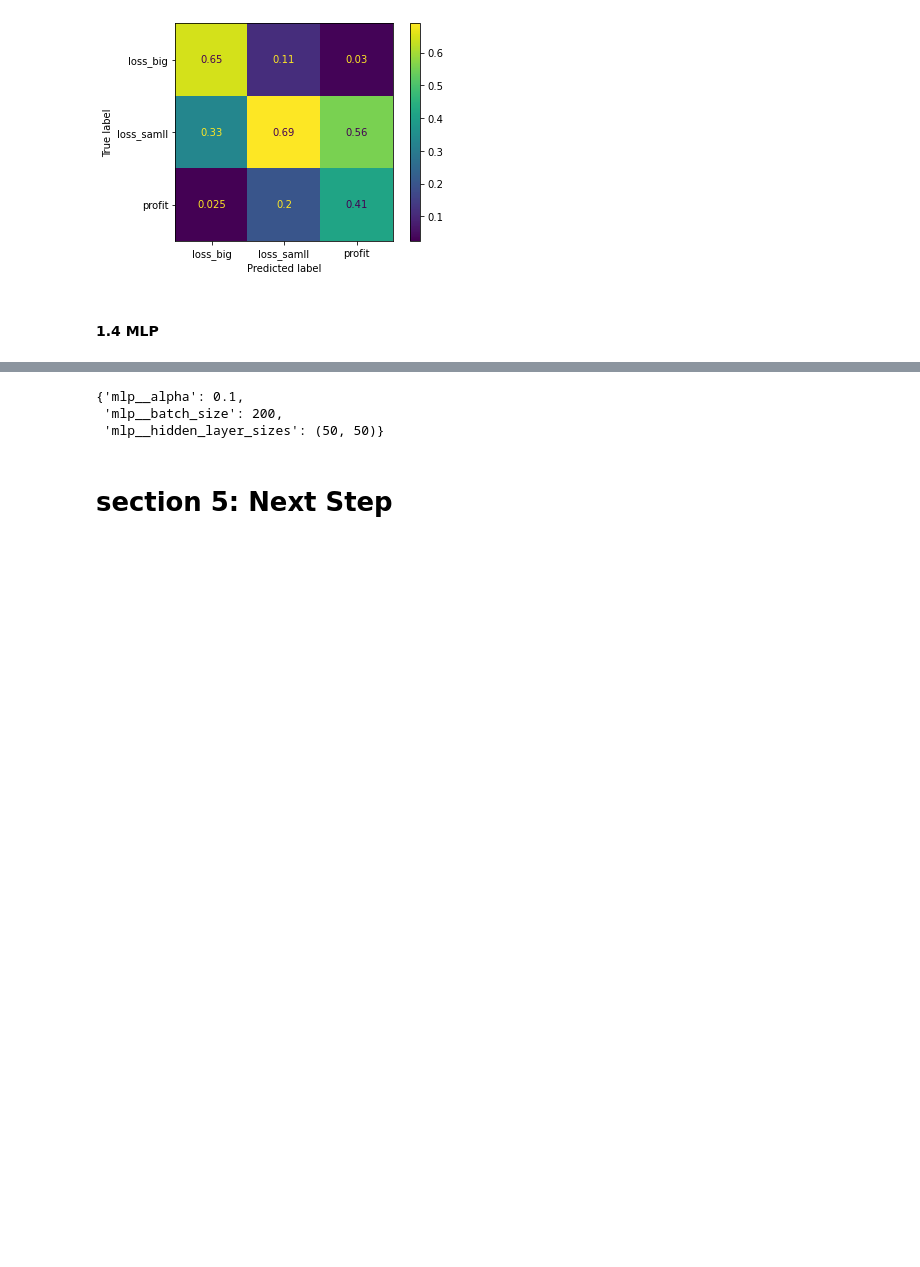
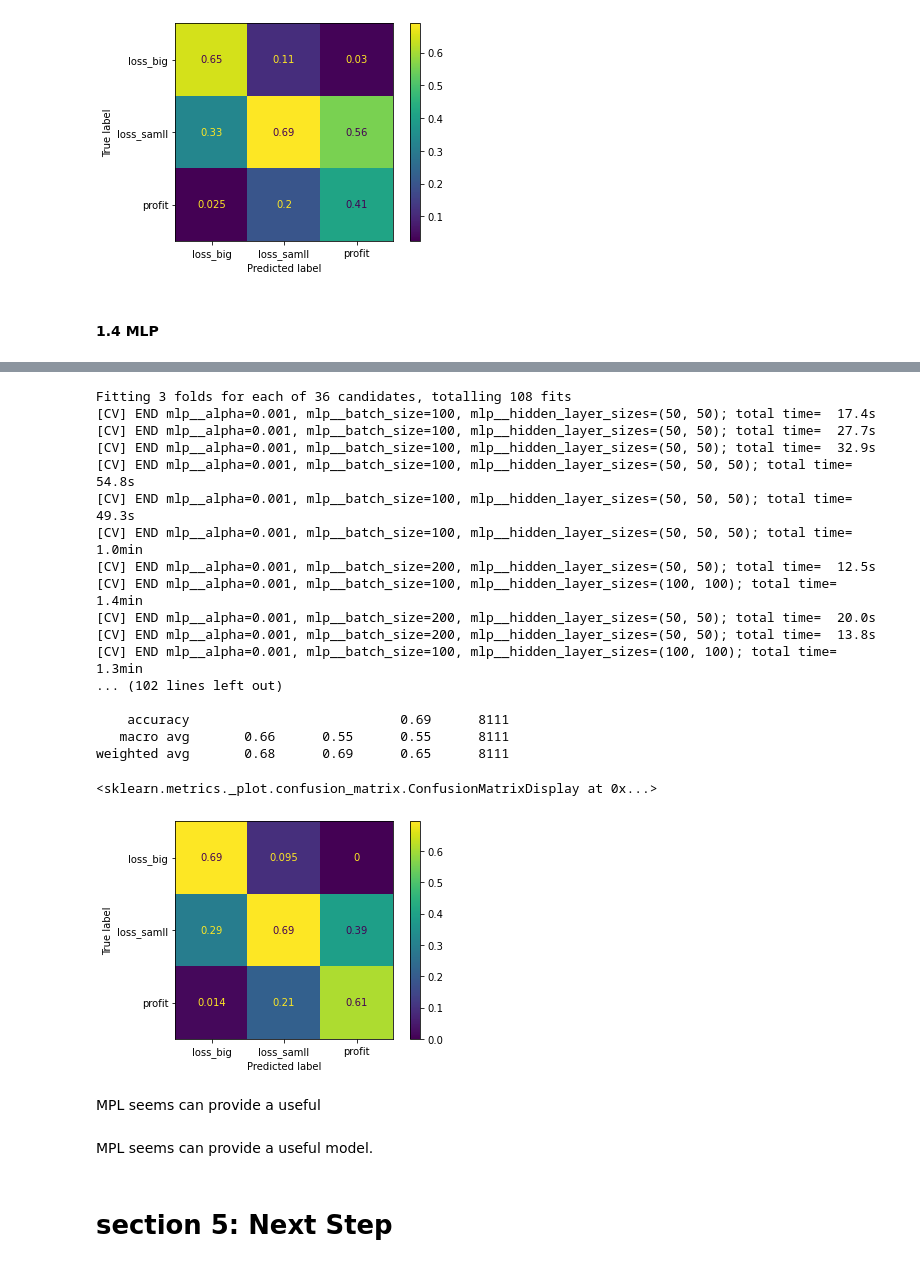
Before and after one commit to venson/starbucks, a Jupyter notebook: Starbucks_Capstone_notebook.ipynb, the cells around one changed output, grey strips where cells are left out. Drawn from its saved outputs; the diff is of its cells as text; code cells hidden in the pictures; blank space fills up the shorter version.

```diff
--- a/Starbucks_Capstone_notebook.ipynb
+++ b/Starbucks_Capstone_notebook.ipynb
@@ -1085,7 +1105,7 @@ weighted avg       0.66      0.65      0.57      8111
 ####  1.2 PCA SVM
 # %%
 numeric_features = ['age','income','mean_amount_without_offer','age2','income2','mean_amount_without_offer2']
-offer_features = x_train3.columns[x.columns.str.contains('^DIS|BOGO')].tolist()
+offer_features = x_train3.columns[x_train3.columns.str.contains('^DIS|BOGO')].tolist()
 cat_features = ['gender']
 preprocessor = ColumnTransformer(
     transformers = [
@@ -1211,11 +1232,13 @@ mlpc = Pipeline(steps=[
 param_grid = {
     'mlp__alpha': [0.001,0.1 , 1, 10],
     'mlp__batch_size': [100,200,400],
-    'mlp__hidden_layer_sizes' : [(50,50), (50,50,50), (50,50,50,50)]
+    'mlp__hidden_layer_sizes' : [(50, 50),(50,50,50),(100,100)]
 }
 
 grid_mlpc_3 = GridSearchCV(mlpc, param_grid=param_grid, n_jobs=4, cv=3, verbose=2)
 grid_mlpc_3.fit(x_train3, y_train3)
+# print confusion matrix report and  draw plot
+
 print(classification_report(y_test3, grid_mlpc_3.predict(x_test3)))
 ConfusionMatrixDisplay.from_estimator(grid_mlpc_3, x_test3, y_test3, normalize='pred')
 # %% [output]
@@ -1253,10 +1263,47 @@ weighted avg       0.68      0.69      0.64      8111
 [figure]
-# %%
-grid_mlpc_3.best_params_
-# %% [output]
-{'mlp__alpha': 0.1,
- 'mlp__batch_size': 200,
- 'mlp__hidden_layer_sizes': (50, 50)}
+# %%
+from sklearn.neural_network import MLPClassifier
+mlpc = Pipeline(steps=[
+    ('preprocessing', preprocessor),
+    ('mlp', MLPClassifier(random_state=42, max_iter = 500))
+])
+
+param_grid = {
+    'mlp__alpha': [0.001,0.1 , 1, 10],
+    'mlp__batch_size': [100,200,400],
+    'mlp__hidden_layer_sizes' : [(50, 50),(50,50,50),(100,100)]
+}
+
+grid_mlpc_3 = GridSearchCV(mlpc, param_grid=param_grid, n_jobs=4, cv=3, verbose=2)
+grid_mlpc_3.fit(x_train3, y_train3)
+# print confusion matrix report and  draw plot
+
+print(classification_report(y_test3, grid_mlpc_3.predict(x_test3)))
+ConfusionMatrixDisplay.from_estimator(grid_mlpc_3, x_test3, y_test3, normalize='pred')
+# %% [output]
+Fitting 3 folds for each of 36 candidates, totalling 108 fits
+[CV] END mlp__alpha=0.001, mlp__batch_size=100, mlp__hidden_layer_sizes=(50, 50); total time=  17.4s
+[CV] END mlp__alpha=0.001, mlp__batch_size=100, mlp__hidden_layer_sizes=(50, 50); total time=  27.7s
+[CV] END mlp__alpha=0.001, mlp__batch_size=100, mlp__hidden_layer_sizes=(50, 50); total time=  32.9s
+[CV] END mlp__alpha=0.001, mlp__batch_size=100, mlp__hidden_layer_sizes=(50, 50, 50); total time=  54.8s
+[CV] END mlp__alpha=0.001, mlp__batch_size=100, mlp__hidden_layer_sizes=(50, 50, 50); total time=  49.3s
+[CV] END mlp__alpha=0.001, mlp__batch_size=100, mlp__hidden_layer_sizes=(50, 50, 50); total time= 1.0min
+[CV] END mlp__alpha=0.001, mlp__batch_size=200, mlp__hidden_layer_sizes=(50, 50); total time=  12.5s
+[CV] END mlp__alpha=0.001, mlp__batch_size=100, mlp__hidden_layer_sizes=(100, 100); total time= 1.4min
+[CV] END mlp__alpha=0.001, mlp__batch_size=200, mlp__hidden_layer_sizes=(50, 50); total time=  20.0s
+[CV] END mlp__alpha=0.001, mlp__batch_size=200, mlp__hidden_layer_sizes=(50, 50); total time=  13.8s
+[CV] END mlp__alpha=0.001, mlp__batch_size=100, mlp__hidden_layer_sizes=(100, 100); total time= 1.3min
+... (102 lines left out)
+
+    accuracy                           0.69      8111
+   macro avg       0.66      0.55      0.55      8111
+weighted avg       0.68      0.69      0.65      8111
+<sklearn.metrics._plot.confusion_matrix.ConfusionMatrixDisplay at 0x...>
+[figure, added]
+# %% [markdown]
+MPL seems can provide a useful
+# %% [markdown]
+MPL seems can provide a useful model.
 # %% [markdown]
 # section 5: Next Step
 # %% [markdown]
```
Also changed, not shown: parts of 19 cells of this notebook.
